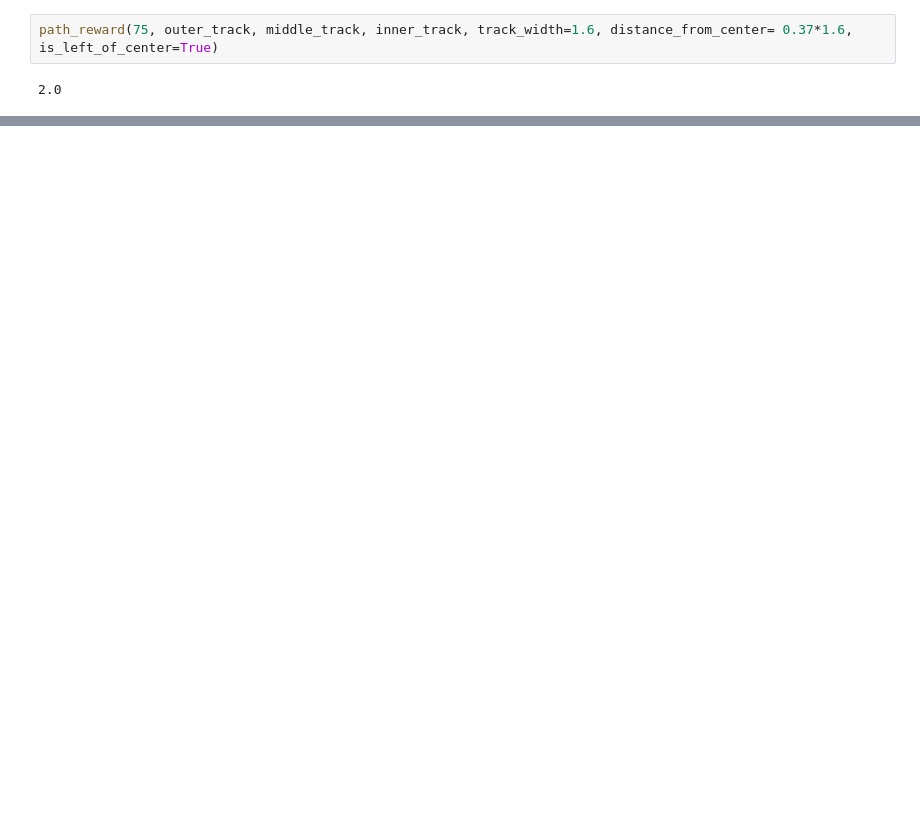
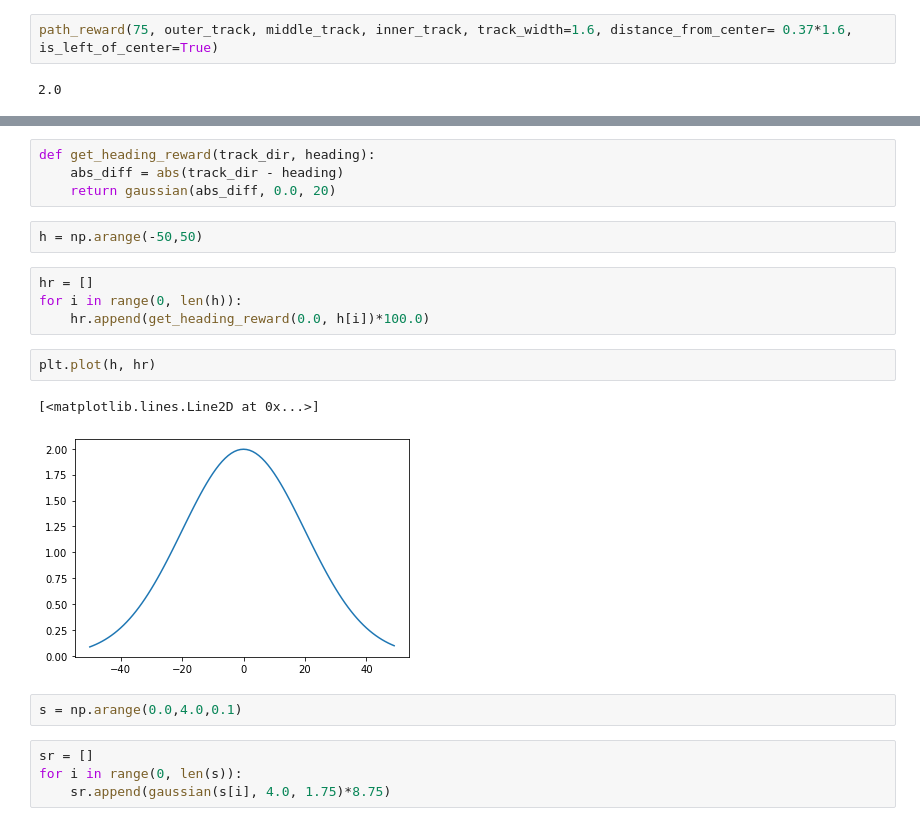
Before and after one commit to Williams224/DeepRacerRewardFunctions, a Jupyter notebook: analysis.ipynb, the cells around one changed output, grey strips where cells are left out. Saved outputs shown, nothing was run; the diff lists cells and outputs as text; blank space fills up the shorter version.

```diff
--- a/analysis.ipynb
+++ b/analysis.ipynb
@@ -83,0 +143,21 @@ path_reward(75, outer_track, middle_track, inner_track, track_width=1.6, distanc
+# %%
+def get_heading_reward(track_dir, heading):
+    abs_diff = abs(track_dir - heading)
+    return gaussian(abs_diff, 0.0, 20)
+# %%
+h = np.arange(-50,50)
+# %%
+hr = []
+for i in range(0, len(h)):
+    hr.append(get_heading_reward(0.0, h[i])*100.0)
+# %%
+plt.plot(h, hr)
+# %% [output]
+[<matplotlib.lines.Line2D at 0x...>]
+[figure, added]
+# %%
+s = np.arange(0.0,4.0,0.1)
+# %%
+sr = []
+for i in range(0, len(s)):
+    sr.append(gaussian(s[i], 4.0, 1.75)*8.75)
```
Also changed, not shown: parts of 16 cells of this notebook, 2 other files.
